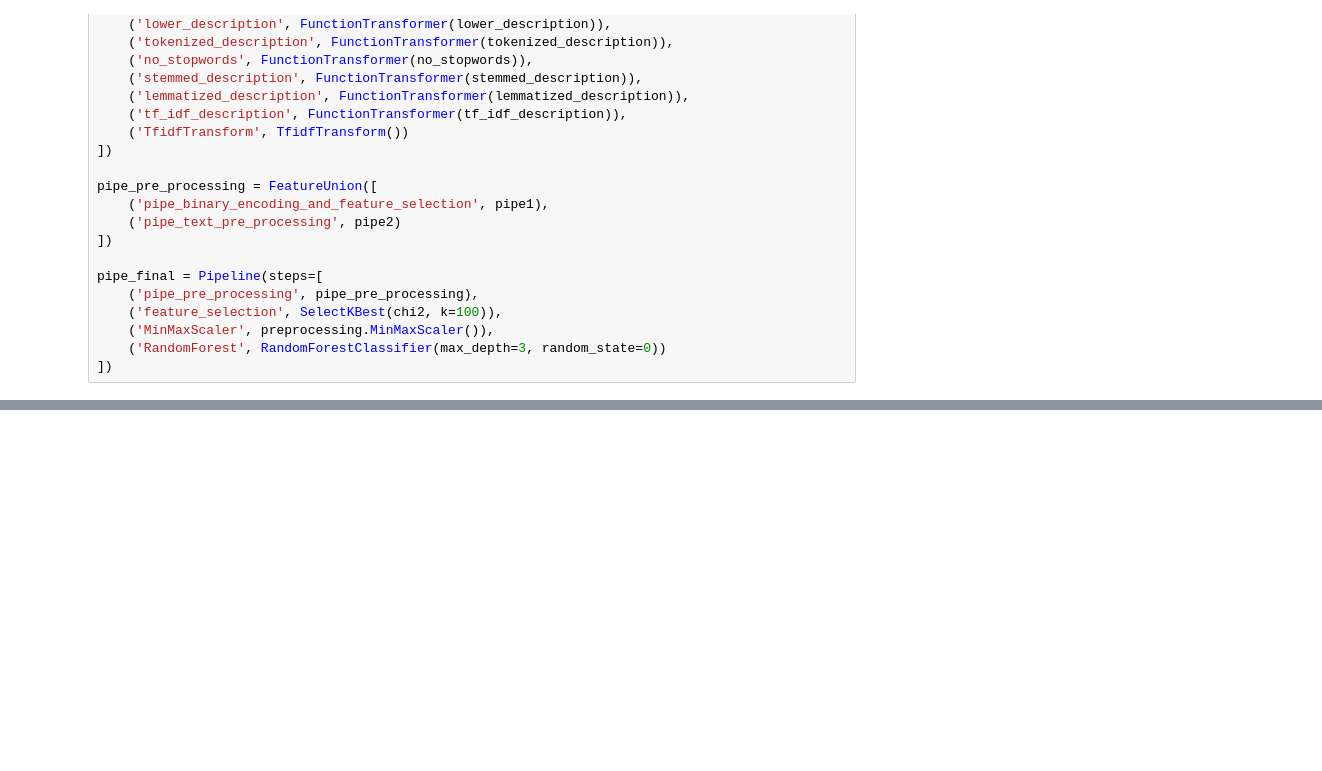
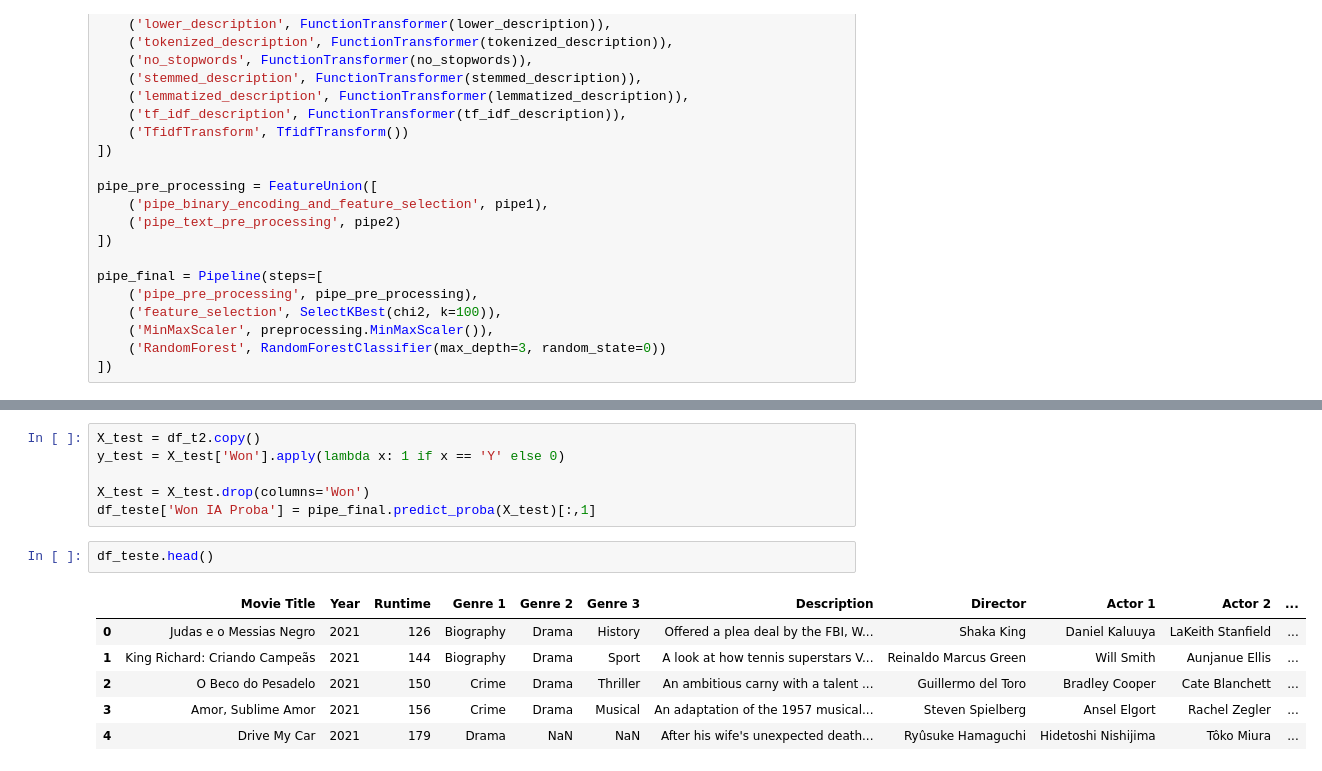
Before and after one commit to KateMorf/ImdbWebScrappy, a Jupyter notebook: preprocessing-notebook.ipynb, the cells around one changed output, grey strips where cells are left out. Drawn from its saved outputs; the diff is of its cells as text; blank space fills up the shorter version.

```diff
--- a/preprocessing-notebook.ipynb
+++ b/preprocessing-notebook.ipynb
@@ -830,0 +826,15 @@ array([0, 0, 0, 0, 1, 0, 1, 0, 0, 1, 0, 0, 1, 0, 1, 1], dtype=int64)
+# %%
+X_test = df_t2.copy()
+y_test = X_test['Won'].apply(lambda x: 1 if x == 'Y' else 0)
+
+X_test = X_test.drop(columns='Won')
+df_teste['Won IA Proba'] = pipe_final.predict_proba(X_test)[:,1]
+# %%
+df_teste.head()
+# %% [output]
+|  | Movie Title | Year | Runtime | Genre 1 | Genre 2 | Genre 3 | Description | Director | Actor 1 | Actor 2 | ... |
+| 0 | Judas e o Messias Negro | 2021 | 126 | Biography | Drama | History | Offered a plea deal by the FBI, W... | Shaka King | Daniel Kaluuya | LaKeith Stanfield | ... |
+| 1 | King Richard: Criando Campeãs | 2021 | 144 | Biography | Drama | Sport | A look at how tennis superstars V... | Reinaldo Marcus Green | Will Smith | Aunjanue Ellis | ... |
+| 2 | O Beco do Pesadelo | 2021 | 150 | Crime | Drama | Thriller | An ambitious carny with a talent ... | Guillermo del Toro | Bradley Cooper | Cate Blanchett | ... |
+| 3 | Amor, Sublime Amor | 2021 | 156 | Crime | Drama | Musical | An adaptation of the 1957 musical... | Steven Spielberg | Ansel Elgort | Rachel Zegler | ... |
+| 4 | Drive My Car | 2021 | 179 | Drama | NaN | NaN | After his wife's unexpected death... | Ryûsuke Hamaguchi | Hidetoshi Nishijima | Tôko Miura | ... |
```
Also changed, not shown: parts of 8 cells of this notebook, 2 other files.
